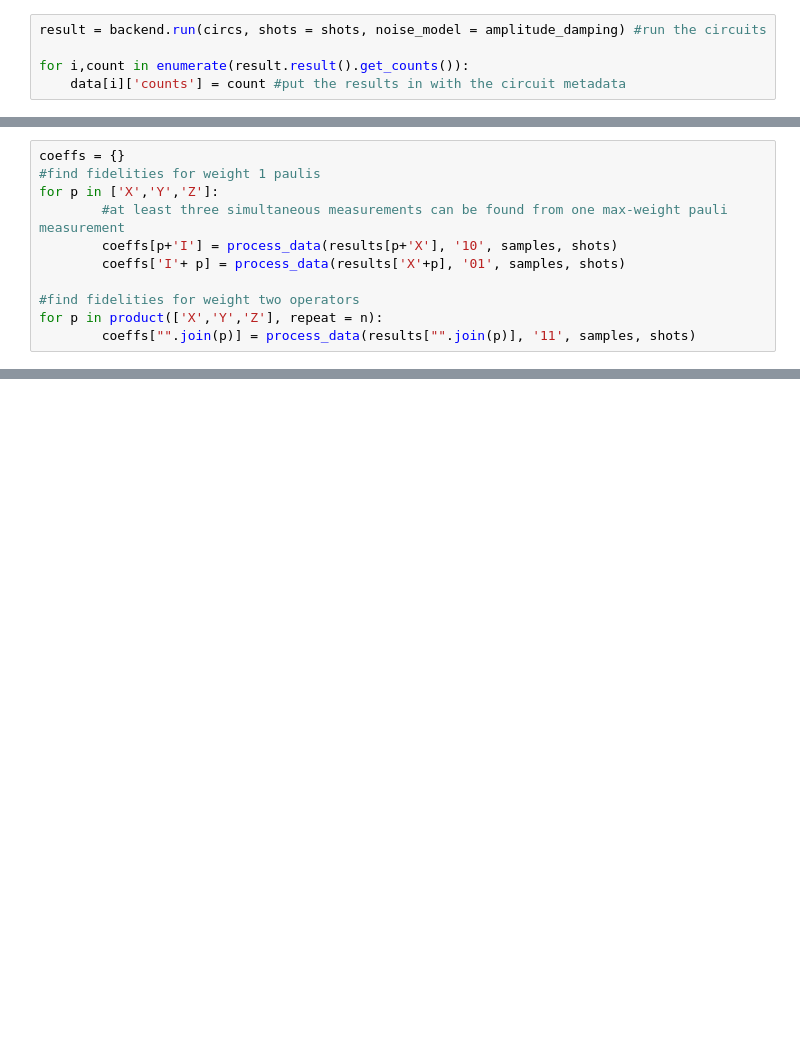
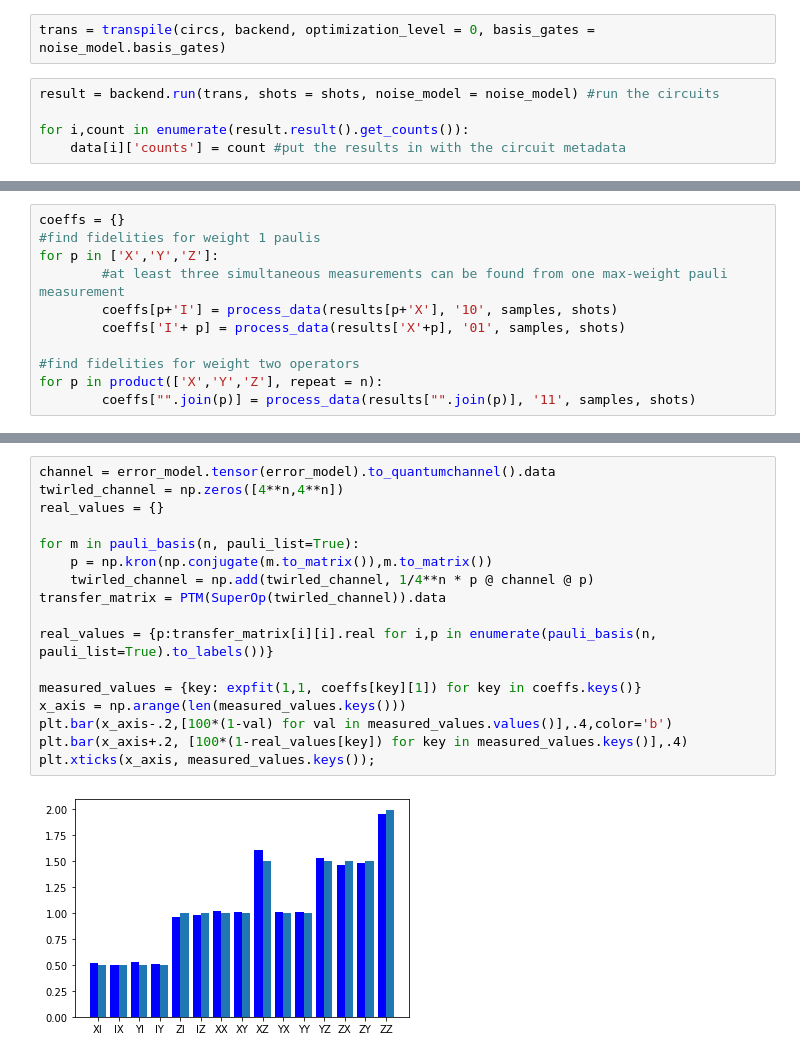
Before and after one commit to benmcdonough20/NEPEC_on_Hardware, a Jupyter notebook: two_qubit_PEC/pauli_twirling.ipynb, the cells around one changed output, grey strips where cells are left out. Saved outputs shown, nothing was run; the diff lists cells and outputs as text; blank space fills up the shorter version.

```diff
--- a/two_qubit_PEC/pauli_twirling.ipynb
+++ b/two_qubit_PEC/pauli_twirling.ipynb
@@ -374,5 +419,7 @@ for p in product('XYZ', repeat = n):
+# %%
+trans = transpile(circs, backend, optimization_level = 0, basis_gates = noise_model.basis_gates)
 # %%
-result = backend.run(circs, shots = shots, noise_model = amplitude_damping) #run the circuits
+result = backend.run(trans, shots = shots, noise_model = noise_model) #run the circuits
 
 for i,count in enumerate(result.result().get_counts()):
     data[i]['counts'] = count #put the results in with the circuit metadata
@@ -414,0 +479,19 @@ plt.bar(range(len(bar)),bar,tick_label = list(coeffs.keys()))
+# %%
+channel = error_model.tensor(error_model).to_quantumchannel().data
+twirled_channel = np.zeros([4**n,4**n])
+real_values = {}
+
+for m in pauli_basis(n, pauli_list=True):
+    p = np.kron(np.conjugate(m.to_matrix()),m.to_matrix())
+    twirled_channel = np.add(twirled_channel, 1/4**n * p @ channel @ p)
+transfer_matrix = PTM(SuperOp(twirled_channel)).data
+
+real_values = {p:transfer_matrix[i][i].real for i,p in enumerate(pauli_basis(n, pauli_list=True).to_labels())}
+
+measured_values = {key: expfit(1,1, coeffs[key][1]) for key in coeffs.keys()}
+x_axis = np.arange(len(measured_values.keys()))
+plt.bar(x_axis-.2,[100*(1-val) for val in measured_values.values()],.4,color='b')
+plt.bar(x_axis+.2, [100*(1-real_values[key]) for key in measured_values.keys()],.4)
+plt.xticks(x_axis, measured_values.keys());
+# %% [output]
+[figure, added]
```
Also changed, not shown: parts of 13 cells of this notebook, 19 other files.
